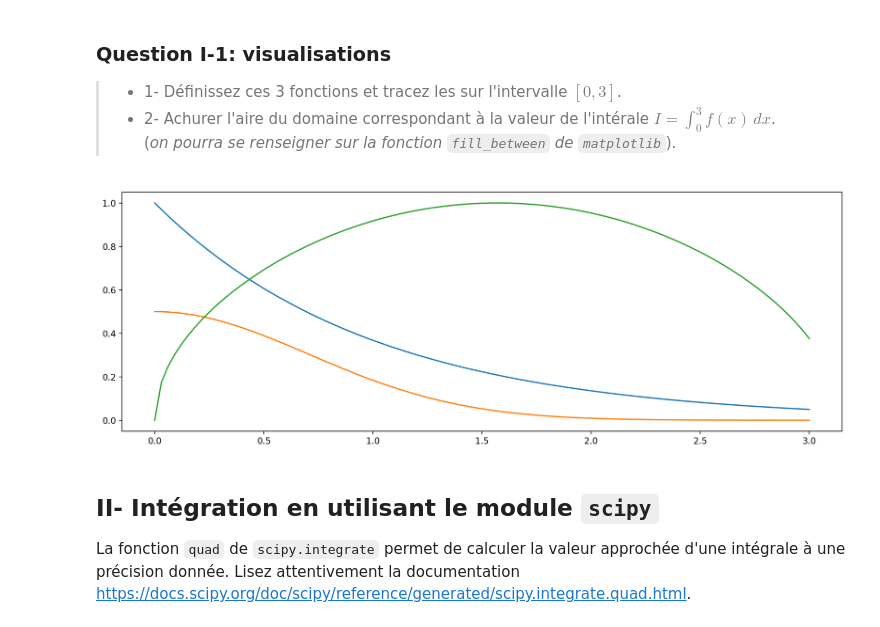
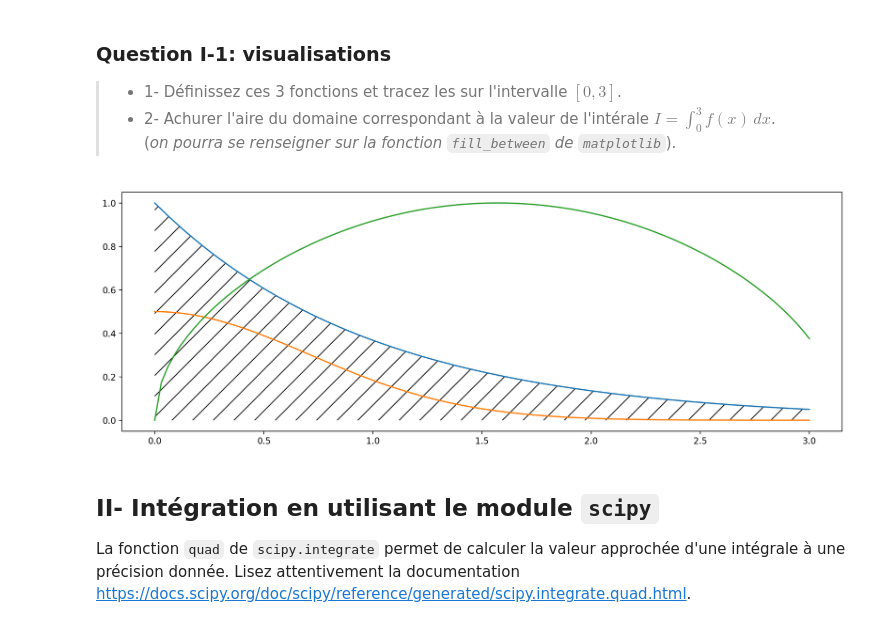
Before and after one commit to momgui/anp, a Jupyter notebook: TP06-etudiant.ipynb, the cells around one changed output. Saved outputs shown, nothing was run; the diff lists cells and outputs as text; code cells hidden in the pictures.

```diff
--- a/TP06-etudiant.ipynb
+++ b/TP06-etudiant.ipynb
@@ -40,13 +40,14 @@ def f2(x):
 # %%
 x = np.linspace(0,3,100)
 fig = plt.figure(figsize=(15,5))
 ax = fig.add_subplot(111)
 ax.plot(x,f0(x))
 ax.plot(x,f1(x))
 ax.plot(x,f2(x))
+ax.fill_between(x,f0(x),hatch="/",facecolor="white")
 plt.show()
 # %% [output]
-[figure, old version]
+[figure, new version]
 # %% [markdown]
 ## II-  Intégration en utilisant le module `scipy`
 
```
Also changed, not shown: parts of 1 cell of this notebook.
